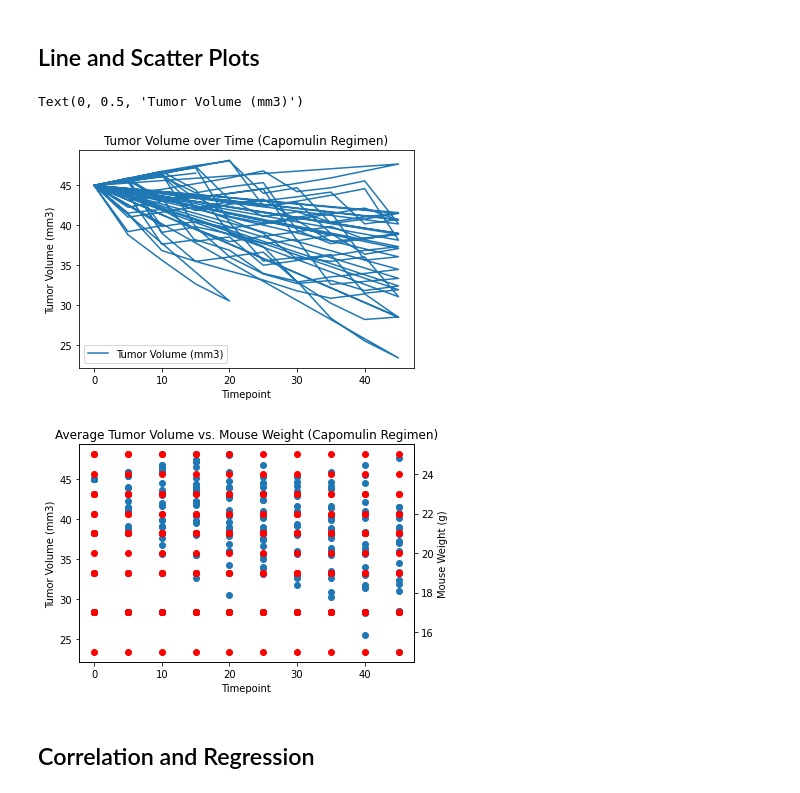
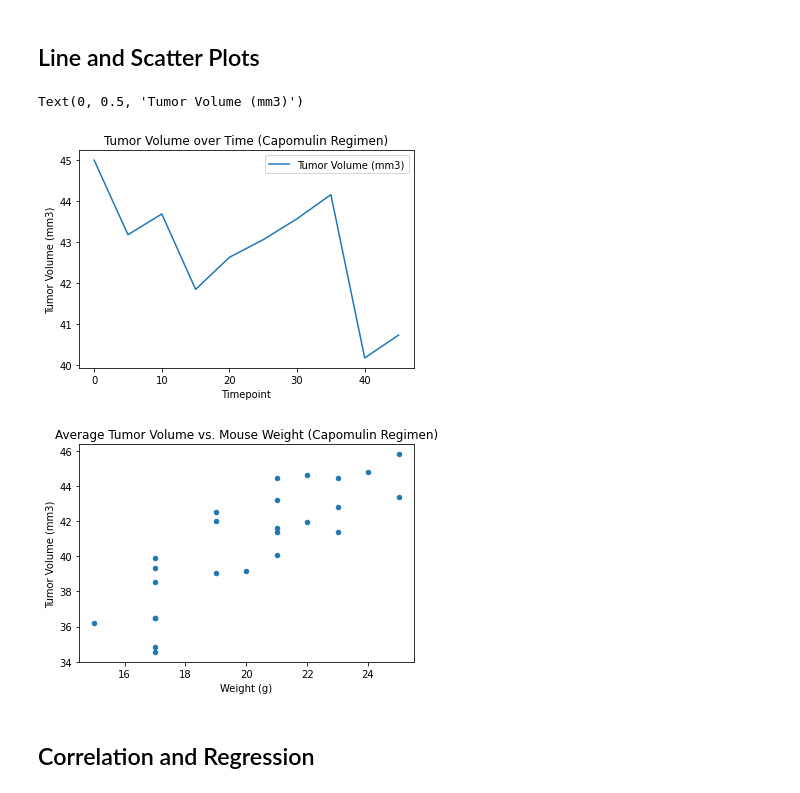
Before and after one commit to sophiastewart202/Matplotlib_Challenge, a Jupyter notebook: Pymaceuticals/pymaceuticals_starter.ipynb, the cells around one changed output. Drawn from its saved outputs; the diff is of its cells as text; code cells hidden in the pictures.

Commit message:
Refined line & scatter plots and started correlation/regression plot.

```diff
--- a/Pymaceuticals/pymaceuticals_starter.ipynb
+++ b/Pymaceuticals/pymaceuticals_starter.ipynb
@@ -337,33 +338,28 @@ Values above 87.66645829999999 could be outliers.
 # %%
 # Generate a line plot of tumor volume vs. time point for a mouse treated with Capomulin
 capomulin_data = study_data[(study_data['Drug Regimen'] =='Capomulin')]
 
-capomulin_data.plot(kind='line', x = 'Timepoint', y = 'Tumor Volume (mm3)')
+cap_single_data = capomulin_data[(study_data['Mouse ID'] =='s710')]
+
+cap_single_data.plot(kind='line', x = 'Timepoint', y = 'Tumor Volume (mm3)')
 
 plt.title('Tumor Volume over Time (Capomulin Regimen)')
 plt.ylabel('Tumor Volume (mm3)')
 # %% [output]
 Text(0, 0.5, 'Tumor Volume (mm3)')
-[figure, old version]
+[figure, new version]
 # %%
 # Generate a scatter plot of average tumor volume vs. mouse weight for the Capomulin regimen
+grouped_cap = capomulin_data.groupby('Mouse ID')
 
-grouped_cap = capomulin_data.groupby('Timepoint')
+cap_avg_data = grouped_cap.agg({'Tumor Volume (mm3)':'mean', 'Weight (g)':'mean'})
 
-cap_avg_vol = grouped_cap['Tumor Volume (mm3)'].mean()
-cap_avg_wght = grouped_cap['Weight (g)'].mean()
+# Plot
+cap_avg_data.plot(kind='scatter', x = 'Weight (g)', y = 'Tumor Volume (mm3)')
 
-fig,ax = plt.subplots()
-ax.scatter(capomulin_data['Timepoint'], capomulin_data['Tumor Volume (mm3)'])
-ax.set_xlabel("Timepoint")
-ax.set_ylabel("Tumor Volume (mm3)")
-
-ax2 = ax.twinx()
-ax2.scatter(capomulin_data['Timepoint'], capomulin_data['Weight (g)'], color = 'red')
-ax2.set_ylabel("Mouse Weight (g)")
 plt.title('Average Tumor Volume vs. Mouse Weight (Capomulin Regimen)')
 plt.show()
 # %% [output]
-[figure, old version]
+[figure, new version]
 # %% [markdown]
 ## Correlation and Regression
```
Also changed, not shown: parts of 3 cells of this notebook.
